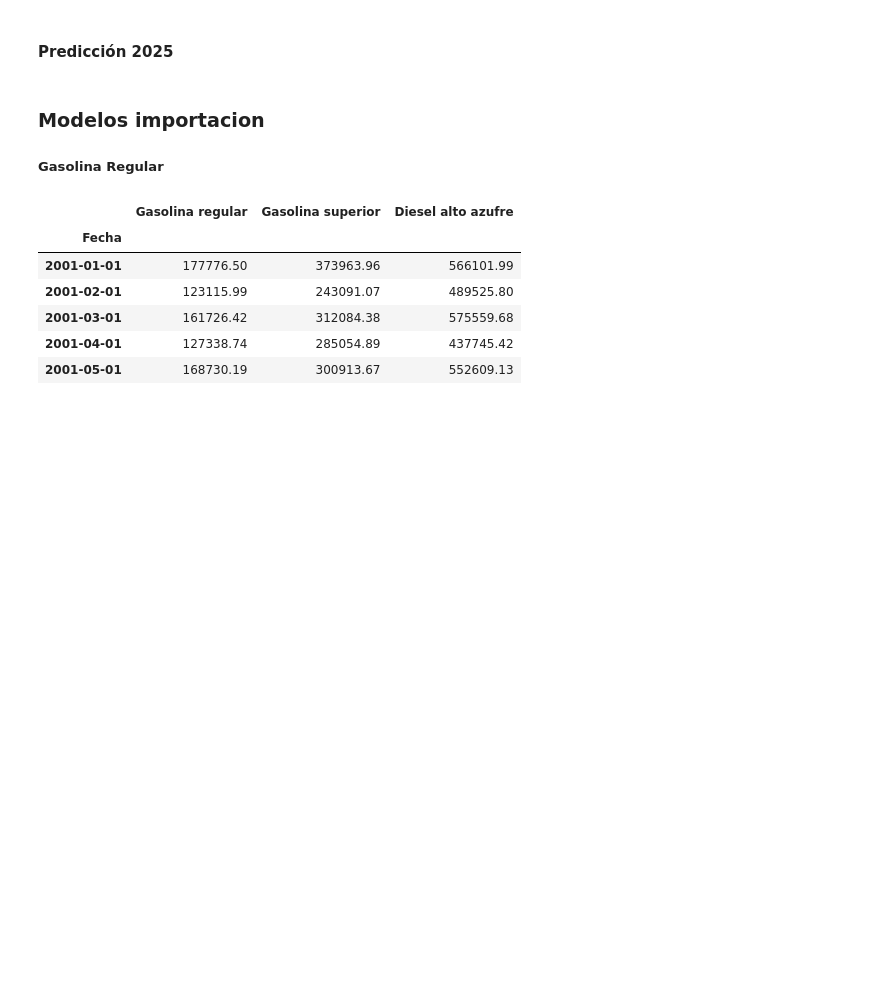
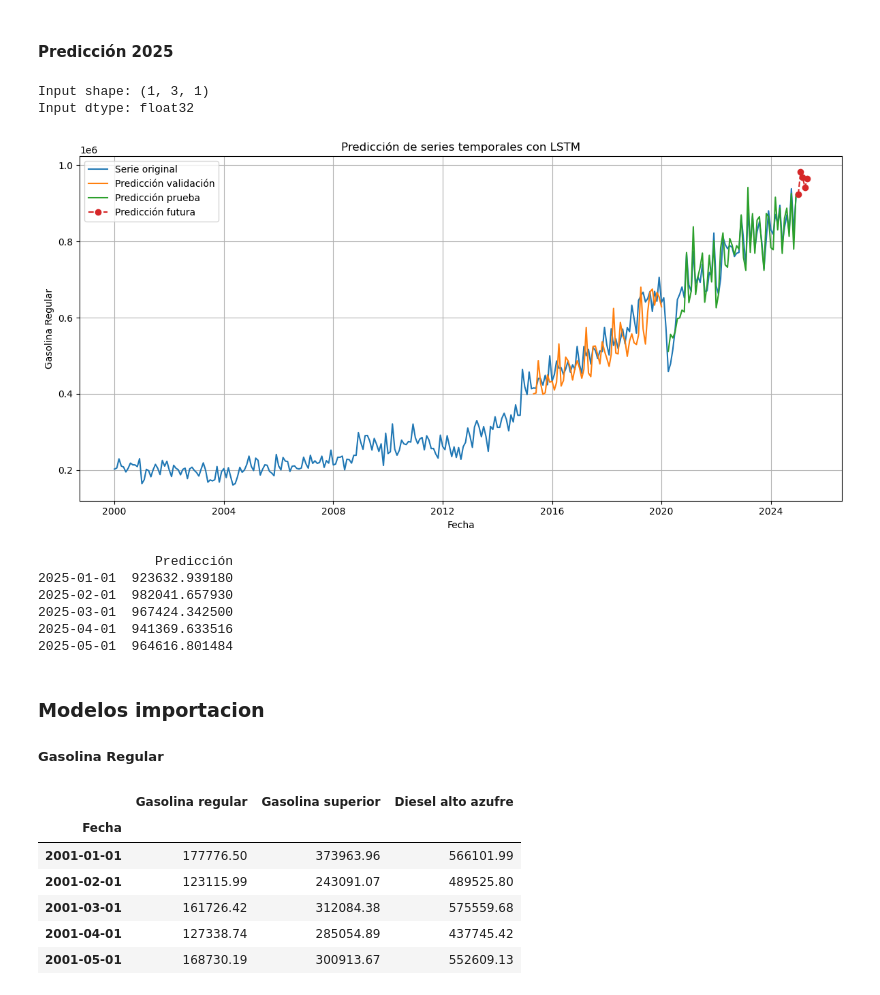
Before and after one commit to ignaciomendeza/DS-Lab.-2, a Jupyter notebook: lab2.ipynb, the cells around one changed output. Saved outputs shown, nothing was run; the diff lists cells and outputs as text; code cells hidden in the pictures; blank space fills up the shorter version.

```diff
--- a/lab2.ipynb
+++ b/lab2.ipynb
@@ -636,3 +597,63 @@ print(df_future)
+# %%
+futuro_meses = 5
+
+ultimo_input = x_test[-1:].copy().reshape(1, 3, 1).astype(np.float32)
+
+
+predicciones_futuras = []
+series_aux = list(regular_c.values.flatten())
+
+print("Input shape:", ultimo_input.shape)
+print("Input dtype:", ultimo_input.dtype)
+
+
+yhat_scaled = modelo2cr.predict(ultimo_input, verbose=0)
+
+for i in range(futuro_meses):
+    yhat_scaled = modelo2cr.predict(ultimo_input, batch_size=1, verbose=0)
+    yhat = scaler.inverse_transform(yhat_scaled)
+
+    yhat_val = yhat[0, 0] + series_aux[-1]
+    predicciones_futuras.append(yhat_val)
+    series_aux.append(yhat_val)
+
+    nueva_diff = yhat_val - series_aux[-2]
+    nuevo_valor_scaled = scaler.transform([[nueva_diff]])[0, 0]
+
+
+    nuevo_valor_scaled = np.array([[[nuevo_valor_scaled]]], dtype=np.float32)
+    ultimo_input = np.concatenate([ultimo_input[:, 1:, :], nuevo_valor_scaled], axis=1)
+
+fechas_futuras = pd.date_range(start=regular_c.index[-1] + pd.offsets.MonthBegin(),
+                               periods=futuro_meses, freq='MS')
+df_future = pd.DataFrame(predicciones_futuras, index=fechas_futuras, columns=['Predicción'])
+
+plt.figure(figsize=(12, 6))
+
+plt.plot(regular_c, label='Serie original')
+plt.plot(df_val, label='Predicción validación')
+plt.plot(df_test, label='Predicción prueba')
+plt.plot(df_future, label='Predicción futura', linestyle='--', marker='o')
+
+plt.legend()
+plt.title('Predicción de series temporales con LSTM')
+plt.xlabel('Fecha')
+plt.ylabel('Gasolina Regular')
+plt.grid(True)
+plt.tight_layout()
+plt.show()
+
+print(df_future)
+# %% [output]
+Input shape: (1, 3, 1)
+Input dtype: float32
+[figure, added]
+               Predicción
+2025-01-01  923632.939180
+2025-02-01  982041.657930
+2025-03-01  967424.342500
+2025-04-01  941369.633516
+2025-05-01  964616.801484
 # %% [markdown]
 ### **Modelos importacion**
 ##### **Gasolina Regular**
```
Also changed, not shown: parts of 25 cells of this notebook.
